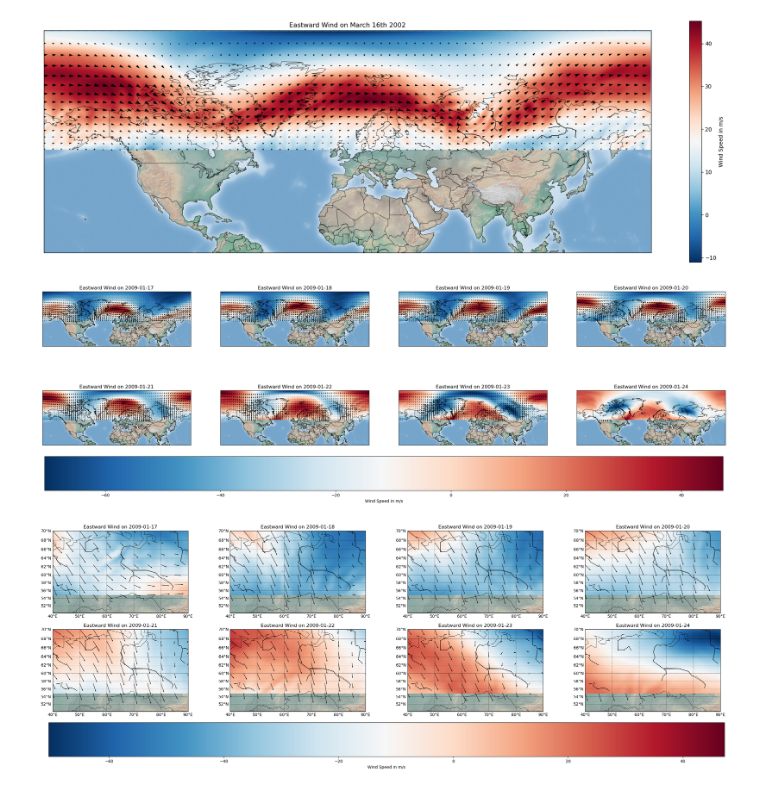
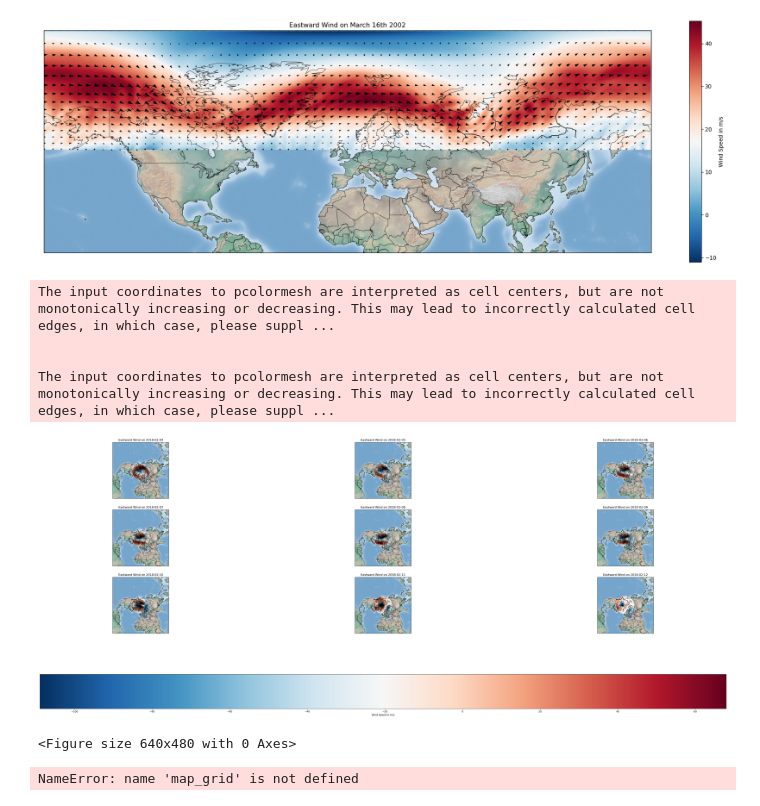
Before and after one commit to jonyjesus18/final-year-proj, a Jupyter notebook: ssw_identifying_era5_daily.ipynb, the cells around one changed output. Cells and saved outputs as stored; diff of their text form; code cells hidden in the pictures.

```diff
--- a/ssw_identifying_era5_daily.ipynb
+++ b/ssw_identifying_era5_daily.ipynb
@@ -77,7 +77,7 @@ flag = True
 if flag:
 
     df_all  = pd.DataFrame()
-    for year in range(2002,2019+1):
+    for year in range(2018,2018+1):
         YEAR = year
 
         df_wind = generate_dataset(path='/Users/joaojesus/Desktop/final_year_proj/pre_processed_era5_online/COMPRESSED/WIND_EASTWARD/',
@@ -241,7 +254,7 @@ import numpy as np
 import matplotlib.pyplot as plt
 from mpl_toolkits.basemap import Basemap
 
-dates = ["2009-01-17","2009-01-18","2009-01-19","2009-01-20","2009-01-21","2009-01-22","2009-01-23","2009-01-24"]
+dates = ["2018-02-04","2018-02-05","2018-02-06","2018-02-07","2018-02-08","2018-02-09","2018-02-10","2018-02-11","2018-02-12"]
 
 
 data_u_1 = np.load(f'/Users/joaojesus/Desktop/final_year_proj/pre_processed_era5_online/COMPRESSED/WIND_EASTWARD/{dates[0]}.npz')['arr_0']
@@ -268,6 +281,8 @@ data_v_7 = np.load(f'/Users/joaojesus/Desktop/final_year_proj/pre_processed_era5
 data_u_8  = np.load(f'/Users/joaojesus/Desktop/final_year_proj/pre_processed_era5_online/COMPRESSED/WIND_EASTWARD/{dates[7]}.npz')['arr_0']
 data_v_8 = np.load(f'/Users/joaojesus/Desktop/final_year_proj/pre_processed_era5_online/COMPRESSED/WIND_NORTHWARD/{dates[7]}.npz')['arr_0']
 
+data_u_9  = np.load(f'/Users/joaojesus/Desktop/final_year_proj/pre_processed_era5_online/COMPRESSED/WIND_EASTWARD/{dates[8]}.npz')['arr_0']
+data_v_9 = np.load(f'/Users/joaojesus/Desktop/final_year_proj/pre_processed_era5_online/COMPRESSED/WIND_NORTHWARD/{dates[8]}.npz')['arr_0']
 
 data_dict = {'data_u_1': data_u_1,
             'data_u_2': data_u_2,
@@ -277,6 +292,7 @@ data_dict = {'data_u_1': data_u_1,
             'data_u_6': data_u_6,
             'data_u_7': data_u_7,
             'data_u_8': data_u_8,
+            'data_u_9': data_u_9,
             'data_v_1': data_v_1,
             'data_v_2': data_v_2,
             'data_v_3': data_v_3,
@@ -284,27 +300,42 @@ data_dict = {'data_u_1': data_u_1,
             'data_v_5': data_v_5,
             'data_v_6': data_v_6,
             'data_v_7': data_v_7,
-            'data_v_8': data_v_8}
+            'data_v_8': data_v_8,
+            'data_v_9': data_v_9}
 
 
-fig, axes = plt.subplots(nrows=2, ncols=4, figsize=(30, 10))
+fig, axes = plt.subplots(nrows=3, ncols=3, figsize=(50, 20))
 
 data_i = 1
 
-for i in range(2):
-    for j in range(4):
+# map_params = {
+#     'projection': 'npstere',
+#     'lon_0': 60,
+#     'lat_0': 60,
+#     'llcrnrlat': 60,
+#     'urcrnrlat': 90,
+#     'llcrnrlon': -180,
+#     'urcrnrlon': 180,
+#     'resolution': 'l'
+# }
+map_params = {
+    'projection' : 'npstere',
+    'boundinglat': 0,
+    'lon_0': 0,
+    'resolution': 'c'}
+
+# Loop over the subplots and plot the map
+data_i = 1
+
+for i in range(3):
+    for j in range(3):
 
         data_u = data_dict[f'data_u_{data_i}']
         data_v = data_dict[f'data_v_{data_i}']
 
         ax = axes[i, j]
 
-        m = Basemap(projection='mill',
-                    llcrnrlat = 0,
-                    urcrnrlat = 90,
-                    llcrnrlon = -180,
-                    urcrnrlon =180,
-                    ax=ax)
+        m = Basemap(ax=ax, **map_params)
 
         m.shadedrelief(scale=0.5)
 
@@ -312,36 +343,44 @@ for i in range(2):
                      grid.grid_[1],
                      data_u,
                      latlon=True, cmap='RdBu_r',
                      shading='auto')
 
         x = grid.grid_[0][::10, ::20]
         y = grid.grid_[1][::10, ::20]
 
         data_u_d = data_u[::10, ::20]
         data_v_d = data_v[::10, ::20]
 
         m.quiver(x, y,
              data_u_d, data_v_d,scale = 5000,latlon=True)
 
         m.drawcoastlines(linewidth=0.5,linestyle='solid')
         m.drawcountries(linewidth=0.5, linestyle='solid',color='k')
 
         # Set the title of the subplot
         ax.set_title('Eastward Wind on ' + dates[data_i-1])
 
         # increment the data_i
         data_i += 1
 
 # Define the mappable object for the colorbar
 mappable = m.pcolormesh(grid.grid_[0],
-                         grid.grid_[1],
-                         data_u,
-                         latlon=True, cmap='RdBu_r',
-                         shading='auto')
+                        grid.grid_[1],
+                        data_u,
+                        latlon=True, cmap='RdBu_r',
+                        shading='auto')
 
 # Add the colorbar at the bottom of the figure
-fig.colorbar(mappable, ax=axes, location='bottom', pad=0.05, label='Wind Speed in m/s')
+fig.colorbar(mappable, ax=axes, location='bottom', label='Wind Speed in m/s')
 
 plt.show()
 # %% [output]
+The input coordinates to pcolormesh are interpreted as cell centers, but are not monotonically increasing or decreasing. This may lead to incorrectly calculated cell edges, in which case, please suppl ...
+
+
+The input coordinates to pcolormesh are interpreted as cell centers, but are not monotonically increasing or decreasing. This may lead to incorrectly calculated cell edges, in which case, please suppl ...
-[figure, old version]
+[figure, new version]
+# %%
+plt.subplots_adjust(hspace=1, wspace=1)
+# %% [output]
+<Figure size 640x480 with 0 Axes>
@@ -359,7 +400,7 @@ import numpy as np
 import matplotlib.pyplot as plt
 from mpl_toolkits.basemap import Basemap
 
-dates = ["2009-01-17","2009-01-18","2009-01-19","2009-01-20","2009-01-21","2009-01-22","2009-01-23","2009-01-24"]
+dates = ["2018-02-05","2009-02-06","2009-02-07","2009-02-08","2009-02-09","2009-02-10","2009-02-11","2009-02-12"]
 
 
 data_u_1 = np.load(f'/Users/joaojesus/Desktop/final_year_proj/pre_processed_era5_online/COMPRESSED/WIND_EASTWARD/{dates[0]}.npz')['arr_0']
@@ -474,4 +515,4 @@ fig.colorbar(mappable, ax=axes, location='bottom', pad=0.05, label='Wind Speed i
 
 plt.show()
 # %% [output]
-[figure, removed]
+NameError: name 'map_grid' is not defined
```
Also changed, not shown: parts of 3 cells of this notebook, 8 other files.
